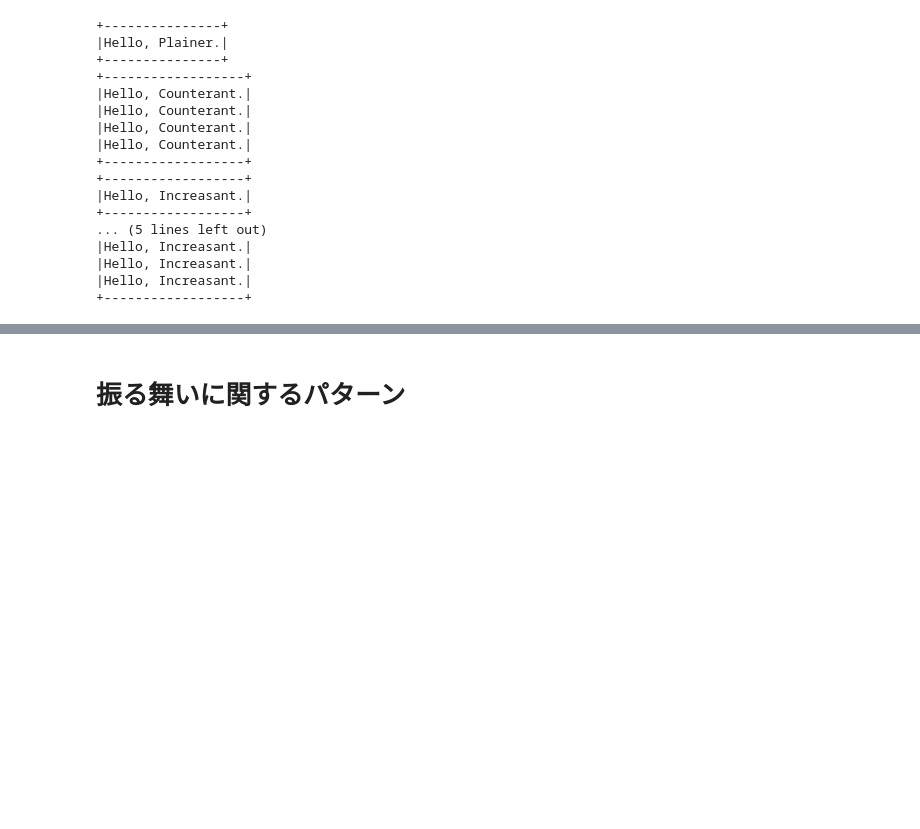
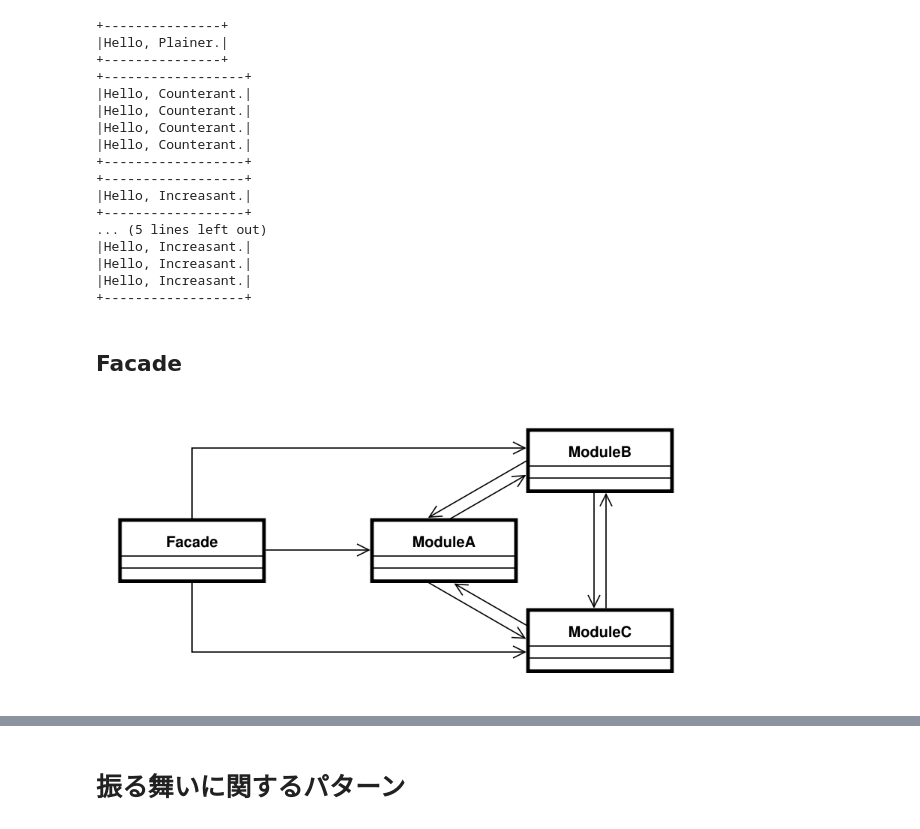
Before and after one commit to kentakozuka/data_science_notes, a Jupyter notebook: design_pattern/design_patter_py.ipynb, the cells around one changed output, grey strips where cells are left out. Cells and saved outputs as stored; diff of their text form; code cells hidden in the pictures; blank space fills up the shorter version.

```diff
--- a/design_pattern/design_patter_py.ipynb
+++ b/design_pattern/design_patter_py.ipynb
@@ -754,3 +754,12 @@ if __name__=="__main__":
 |Hello, Increasant.|
 |Hello, Increasant.|
 +------------------+
+# %% [markdown]
+## Facade
+# %%
+url='https://upload.wikimedia.org/wikipedia/commons/thumb/d/d4/Facade_UML_class_diagram.svg/800px-Facade_UML_class_diagram.svg.png'
+
+from IPython.display import Image
+Image(url, width=600, height=500)
+# %% [output]
+[figure, added]
```
Also changed, not shown: parts of 19 cells of this notebook.
